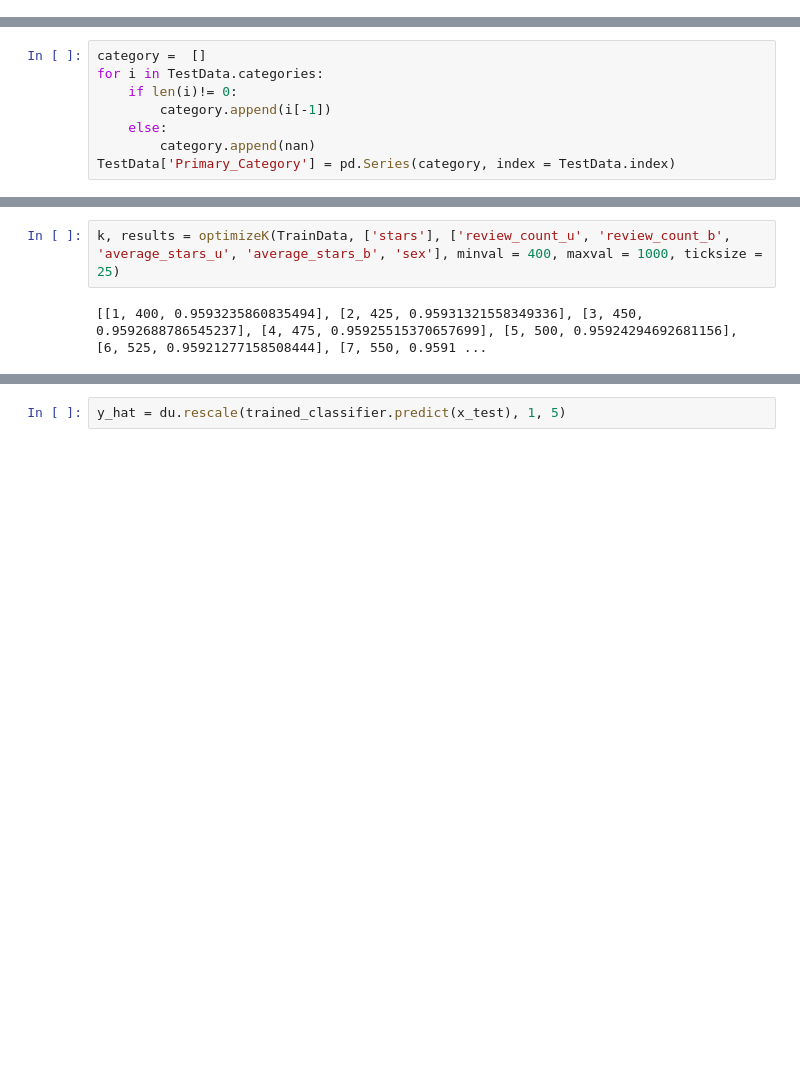
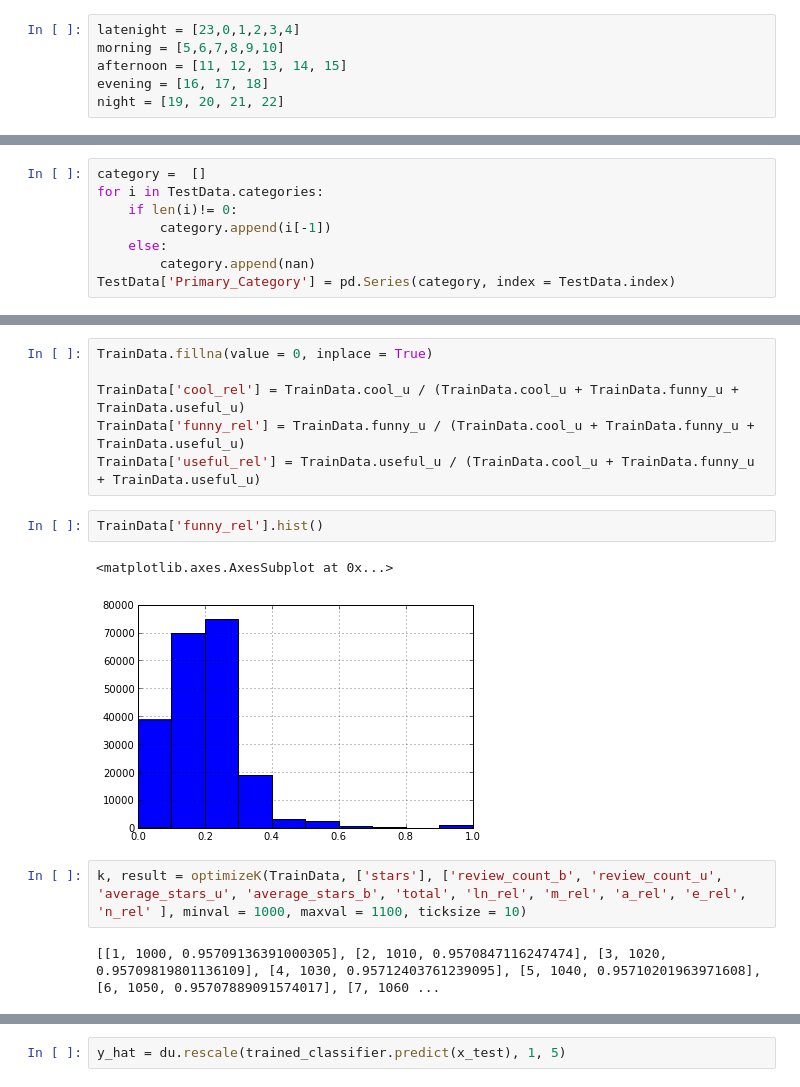
Before and after one commit to bchnge/YelpRecSys13, a Jupyter notebook: notebooks/dataProcess-rev2.ipynb, the cells around one changed output, grey strips where cells are left out. Saved outputs shown, nothing was run; the diff lists cells and outputs as text; blank space fills up the shorter version.

```diff
--- a/notebooks/dataProcess-rev2.ipynb
+++ b/notebooks/dataProcess-rev2.ipynb
@@ -28,3 +28,9 @@ for hour in range(0,24):
     for week in range(0,7):
         train_checkins.rename(columns = {str(hour) + '-' + str(week) : 'chk_' + str(hour) + '-' + str(week)}, inplace = True)
         test_checkins.rename(columns = {str(hour) + '-' + str(week) : 'chk_' + str(hour) + '-' + str(week)}, inplace = True)
+# %%
+latenight = [23,0,1,2,3,4]
+morning = [5,6,7,8,9,10]
+afternoon = [11, 12, 13, 14, 15]
+evening = [16, 17, 18]
+night = [19, 20, 21, 22]
@@ -135,4 +228,15 @@ ticksize: step size for testing
+# %%
+TrainData.fillna(value = 0, inplace = True)
+
+TrainData['cool_rel'] = TrainData.cool_u / (TrainData.cool_u + TrainData.funny_u + TrainData.useful_u)
+TrainData['funny_rel'] = TrainData.funny_u / (TrainData.cool_u + TrainData.funny_u + TrainData.useful_u)
+TrainData['useful_rel'] = TrainData.useful_u / (TrainData.cool_u + TrainData.funny_u + TrainData.useful_u)
+# %%
+TrainData['funny_rel'].hist()
+# %% [output]
+<matplotlib.axes.AxesSubplot at 0x...>
+[figure, added]
 # %%
-k, results = optimizeK(TrainData, ['stars'], ['review_count_u', 'review_count_b', 'average_stars_u', 'average_stars_b', 'sex'], minval = 400, maxval = 1000, ticksize = 25)
+k, result = optimizeK(TrainData, ['stars'], ['review_count_b', 'review_count_u', 'average_stars_u', 'average_stars_b', 'total', 'ln_rel', 'm_rel', 'a_rel', 'e_rel', 'n_rel' ], minval = 1000, maxval = 1100, ticksize = 10)
 # %% [output]
-[[1, 400, 0.9593235860835494], [2, 425, 0.95931321558349336], [3, 450, 0.9592688786545237], [4, 475, 0.95925515370657699], [5, 500, 0.95924294692681156], [6, 525, 0.95921277158508444], [7, 550, 0.9591 ...
+[[1, 1000, 0.95709136391000305], [2, 1010, 0.9570847116247474], [3, 1020, 0.95709819801136109], [4, 1030, 0.95712403761239095], [5, 1040, 0.95710201963971608], [6, 1050, 0.95707889091574017], [7, 1060 ...
```
Also changed, not shown: parts of 15 cells of this notebook.
